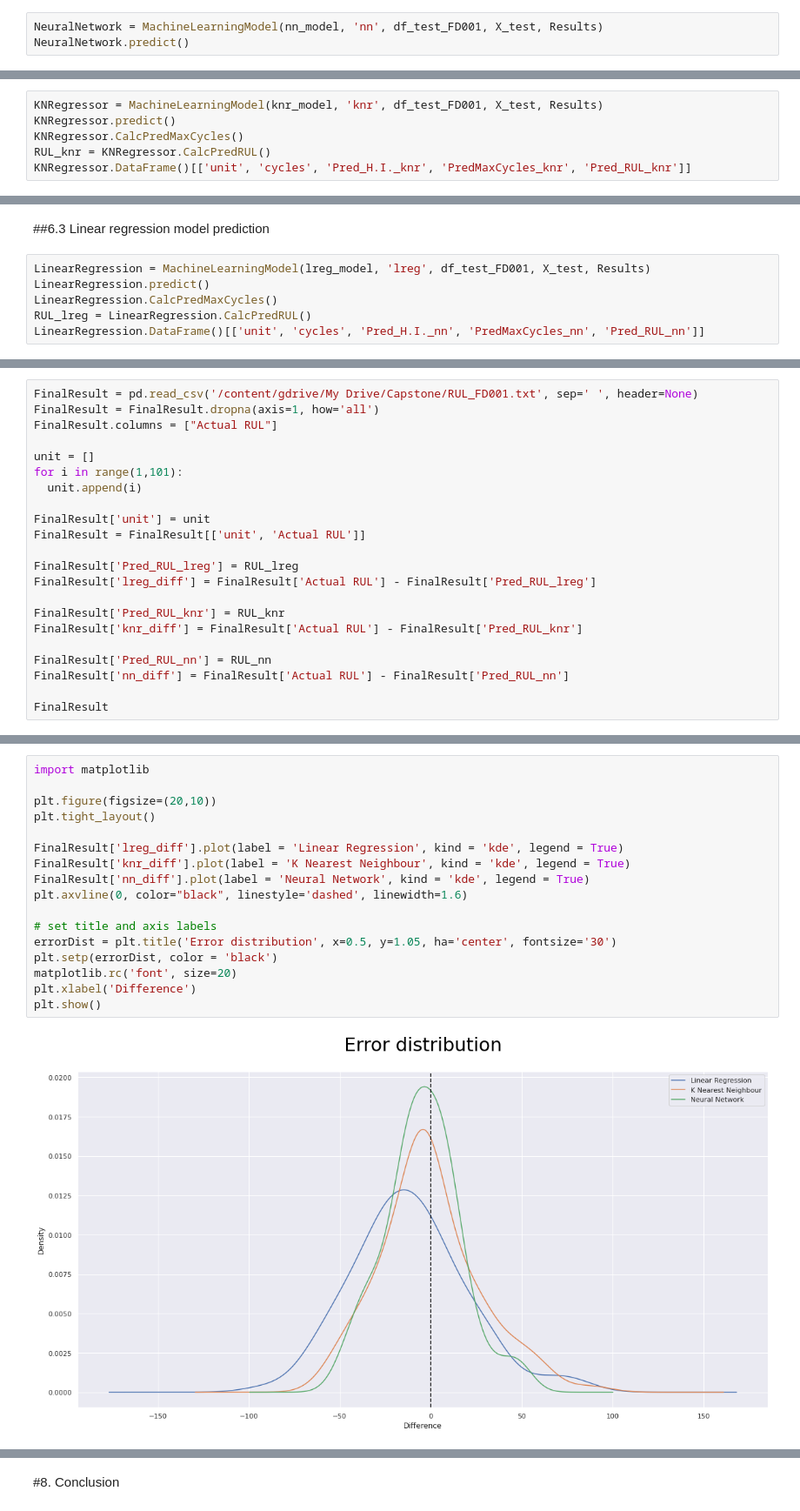
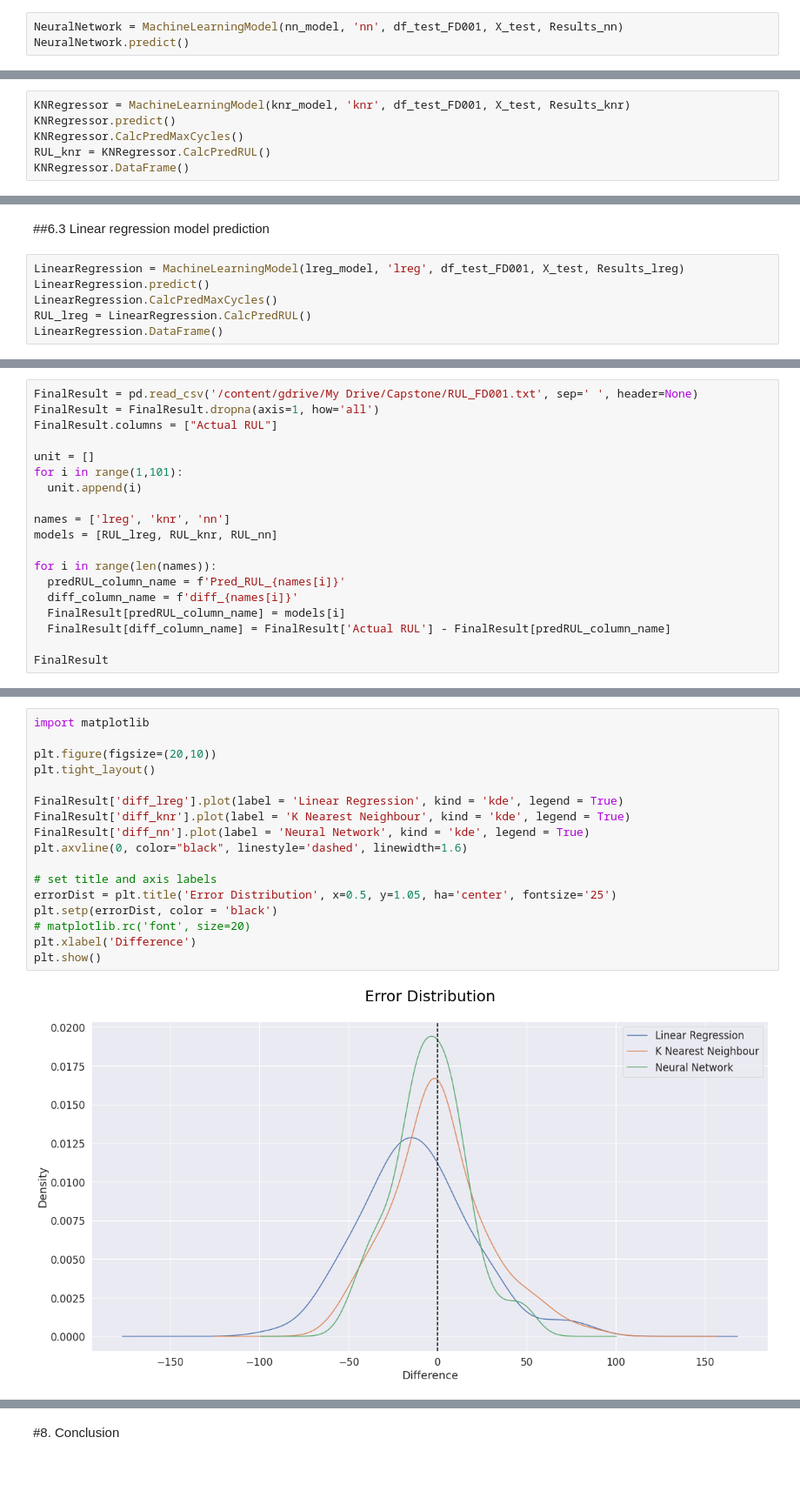
Before and after one commit to luqmanbuang/Aircraft-Engine-Lifetime-Prediction-with-Machine-Learning, a Jupyter notebook: Main.ipynb, the cells around one changed output, grey strips where cells are left out. Shown: that part at 87% size. Saved outputs shown, nothing was run; the diff lists cells and outputs as text; blank space fills up the shorter version.

````diff
--- a/Main.ipynb
+++ b/Main.ipynb
@@ -337,7 +336,7 @@ The `MachineLearningClass.predict()` method inputs the X_test data into the pred
     self.OutputDataFrame[f'PredMaxCycles_{self.name}'] = self.OutputDataFrame['cycles'] / (1 - self.OutputDataFrame[f'Pred_H.I._{self.name}'])
 ```
 # %%
-NeuralNetwork = MachineLearningModel(nn_model, 'nn', df_test_FD001, X_test, Results)
+NeuralNetwork = MachineLearningModel(nn_model, 'nn', df_test_FD001, X_test, Results_nn)
 NeuralNetwork.predict()
 # %% [markdown]
 By displaying the last five rows of the dataframe, the predicted RUL of unit 100 based can be calculated by subtracting the final cycle with the predicted maximum cycle (198 - 222) which returns a value of 19. In other words, this means that it is predicted that the engine's operational life will end in approximately 24 cycles.
@@ -409,10 +408,10 @@ To determine the accuracy of the model however, we will compare the RUL of the e
 # %% [markdown]
 ## 6.2 K Nearest Neighbour Regressor prediction
 # %%
-KNRegressor = MachineLearningModel(knr_model, 'knr', df_test_FD001, X_test, Results)
+KNRegressor = MachineLearningModel(knr_model, 'knr', df_test_FD001, X_test, Results_knr)
 KNRegressor.predict()
 KNRegressor.CalcPredMaxCycles()
 RUL_knr = KNRegressor.CalcPredRUL()
-KNRegressor.DataFrame()[['unit', 'cycles', 'Pred_H.I._knr', 'PredMaxCycles_knr', 'Pred_RUL_knr']]
+KNRegressor.DataFrame()
 # %% [output]
 |  | unit | cycles | Pred_H.I._knr | PredMaxCycles_knr | Pred_RUL_knr |
@@ -431,9 +430,9 @@ KNRegressor.DataFrame()[['unit', 'cycles', 'Pred_H.I._knr', 'PredMaxCycles_knr',
 # %% [markdown]
 ##6.3 Linear regression model prediction
 # %%
-LinearRegression = MachineLearningModel(lreg_model, 'lreg', df_test_FD001, X_test, Results)
+LinearRegression = MachineLearningModel(lreg_model, 'lreg', df_test_FD001, X_test, Results_lreg)
 LinearRegression.predict()
 LinearRegression.CalcPredMaxCycles()
 RUL_lreg = LinearRegression.CalcPredRUL()
-LinearRegression.DataFrame()[['unit', 'cycles', 'Pred_H.I._nn', 'PredMaxCycles_nn', 'Pred_RUL_nn']]
+LinearRegression.DataFrame()
 # %% [output]
@@ -483,17 +466,14 @@ unit = []
 for i in range(1,101):
   unit.append(i)
 
-FinalResult['unit'] = unit
-FinalResult = FinalResult[['unit', 'Actual RUL']]
+names = ['lreg', 'knr', 'nn']
+models = [RUL_lreg, RUL_knr, RUL_nn]
 
-FinalResult['Pred_RUL_lreg'] = RUL_lreg
-FinalResult['lreg_diff'] = FinalResult['Actual RUL'] - FinalResult['Pred_RUL_lreg']
-
-FinalResult['Pred_RUL_knr'] = RUL_knr
-FinalResult['knr_diff'] = FinalResult['Actual RUL'] - FinalResult['Pred_RUL_knr']
-
-FinalResult['Pred_RUL_nn'] = RUL_nn
-FinalResult['nn_diff'] = FinalResult['Actual RUL'] - FinalResult['Pred_RUL_nn']
+for i in range(len(names)):
+  predRUL_column_name = f'Pred_RUL_{names[i]}'
+  diff_column_name = f'diff_{names[i]}'
+  FinalResult[predRUL_column_name] = models[i]
+  FinalResult[diff_column_name] = FinalResult['Actual RUL'] - FinalResult[predRUL_column_name]
 
 FinalResult
 # %% [output]
@@ -516,19 +495,19 @@ Plotting the absolute error distribution of the models below, the peak of the er
 # %%
 import matplotlib
 
 plt.figure(figsize=(20,10))
 plt.tight_layout()
 
-FinalResult['lreg_diff'].plot(label = 'Linear Regression', kind = 'kde', legend = True)
-FinalResult['knr_diff'].plot(label = 'K Nearest Neighbour', kind = 'kde', legend = True)
-FinalResult['nn_diff'].plot(label = 'Neural Network', kind = 'kde', legend = True)
+FinalResult['diff_lreg'].plot(label = 'Linear Regression', kind = 'kde', legend = True)
+FinalResult['diff_knr'].plot(label = 'K Nearest Neighbour', kind = 'kde', legend = True)
+FinalResult['diff_nn'].plot(label = 'Neural Network', kind = 'kde', legend = True)
 plt.axvline(0, color="black", linestyle='dashed', linewidth=1.6)
 
 # set title and axis labels
-errorDist = plt.title('Error distribution', x=0.5, y=1.05, ha='center', fontsize='30')
+errorDist = plt.title('Error Distribution', x=0.5, y=1.05, ha='center', fontsize='25')
 plt.setp(errorDist, color = 'black')
-matplotlib.rc('font', size=20)
+# matplotlib.rc('font', size=20)
 plt.xlabel('Difference')
 plt.show()
 # %% [output]
-[figure, old version]
+[figure, new version]
````
Also changed, not shown: parts of 19 cells of this notebook.
